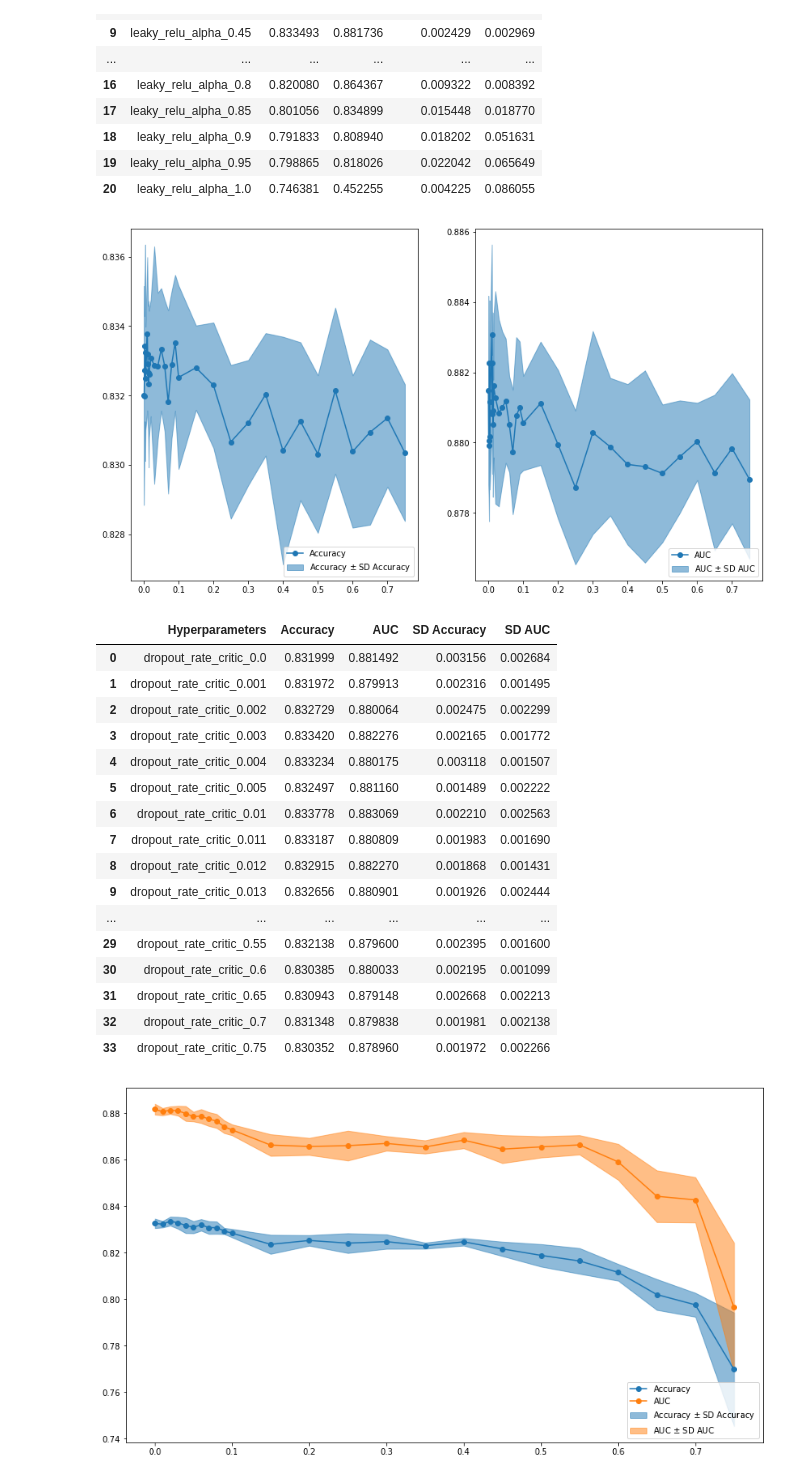
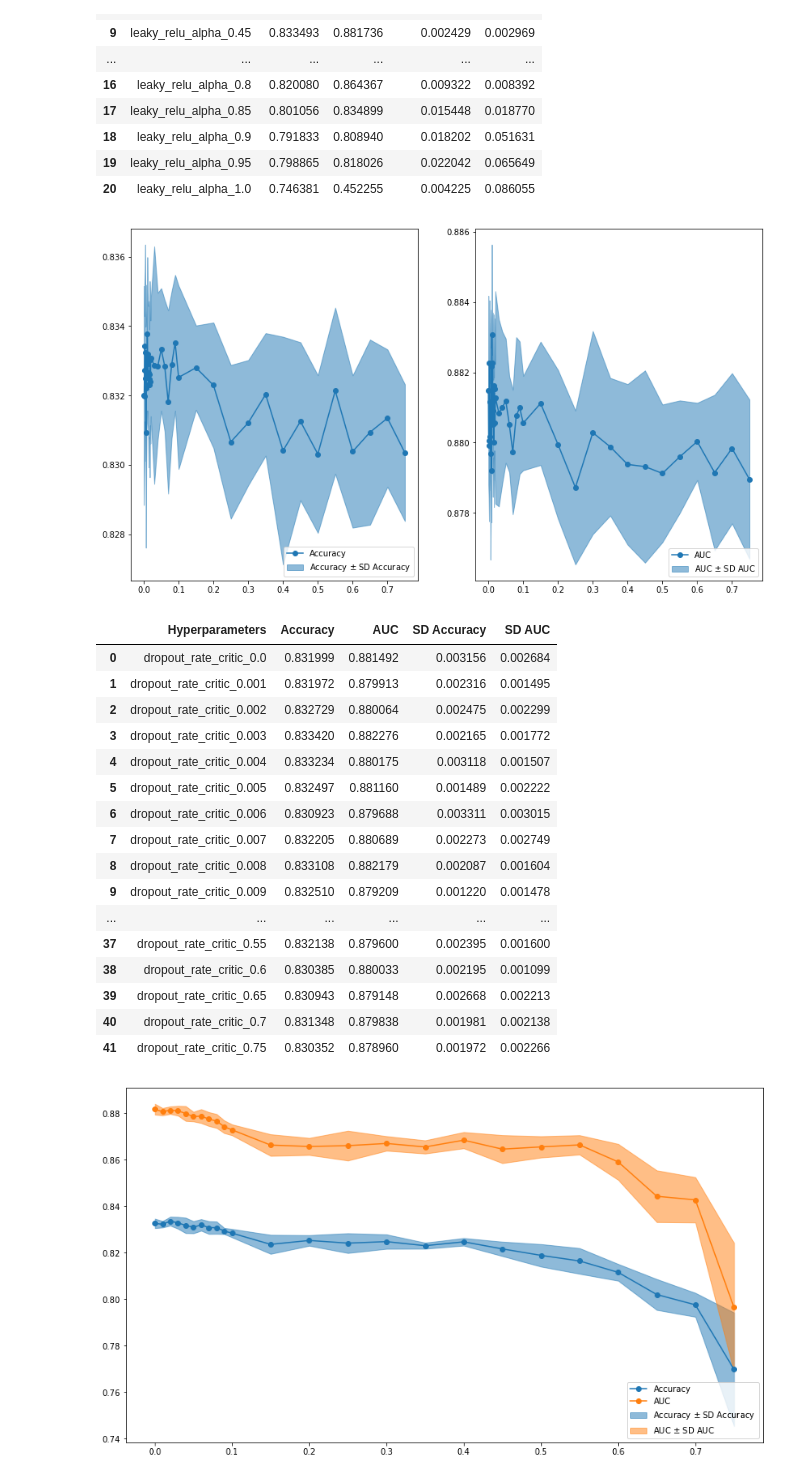
Before and after one commit to ArneRustad/Master-thesis-cf, a Jupyter notebook: scripts/tabGAN_hyperparam_tuning.ipynb, the cells around one changed output. Drawn from its saved outputs; the diff is of its cells as text; code cells hidden in the pictures.

```diff
--- a/scripts/tabGAN_hyperparam_tuning.ipynb
+++ b/scripts/tabGAN_hyperparam_tuning.ipynb
@@ -1379,22 +1379,23 @@ helpers.hp_tuning.generate_multiple_datasets_for_multiple_hyperparameters(
 # %%
 result_dropout_rate_critic = helpers.hp_tuning.evaluate_hyperparams_through_prediction(
     data_train=data_train,
     data_test=data_test,
     dataset_dir=const.dir.hyperparams_tuning(),
     hyperparams_vec=dropout_rate_critic_vec,
     hyperparams_name = "dropout_rate_critic",
     subfolder="tabGAN-qtr",
     n_synthetic_datasets = n_synthetic_datasets_dropout_rate_critic_comparison,
     save_dir = const.dir.images(),
     save_path = "predictive_performance_against_dropout_rate_critic.svg",
     legend_pos="lower right",
     x_scale="linear",
     incl_comparison_folder=True,
     allow_not_complete_hp_vec=True,
-    plot_separate=True
+    plot_separate=True,
+    report_na=True
 )
 # %% [output]
-[figure, old version]
+[figure, new version]
 # %%
 result_dropout_rate_critic
 # %% [output]
@@ -1405,16 +1406,16 @@ result_dropout_rate_critic
 | 3 | dropout_rate_critic_0.003 | 0.833420 | 0.882276 | 0.002165 | 0.001772 |
 | 4 | dropout_rate_critic_0.004 | 0.833234 | 0.880175 | 0.003118 | 0.001507 |
 | 5 | dropout_rate_critic_0.005 | 0.832497 | 0.881160 | 0.001489 | 0.002222 |
-| 6 | dropout_rate_critic_0.01 | 0.833778 | 0.883069 | 0.002210 | 0.002563 |
-| 7 | dropout_rate_critic_0.011 | 0.833187 | 0.880809 | 0.001983 | 0.001690 |
-| 8 | dropout_rate_critic_0.012 | 0.832915 | 0.882270 | 0.001868 | 0.001431 |
-| 9 | dropout_rate_critic_0.013 | 0.832656 | 0.880901 | 0.001926 | 0.002444 |
+| 6 | dropout_rate_critic_0.006 | 0.830923 | 0.879688 | 0.003311 | 0.003015 |
+| 7 | dropout_rate_critic_0.007 | 0.832205 | 0.880689 | 0.002273 | 0.002749 |
+| 8 | dropout_rate_critic_0.008 | 0.833108 | 0.882179 | 0.002087 | 0.001604 |
+| 9 | dropout_rate_critic_0.009 | 0.832510 | 0.879209 | 0.001220 | 0.001478 |
 | ... | ... | ... | ... | ... | ... |
-| 29 | dropout_rate_critic_0.55 | 0.832138 | 0.879600 | 0.002395 | 0.001600 |
-| 30 | dropout_rate_critic_0.6 | 0.830385 | 0.880033 | 0.002195 | 0.001099 |
-| 31 | dropout_rate_critic_0.65 | 0.830943 | 0.879148 | 0.002668 | 0.002213 |
-| 32 | dropout_rate_critic_0.7 | 0.831348 | 0.879838 | 0.001981 | 0.002138 |
-| 33 | dropout_rate_critic_0.75 | 0.830352 | 0.878960 | 0.001972 | 0.002266 |
+| 37 | dropout_rate_critic_0.55 | 0.832138 | 0.879600 | 0.002395 | 0.001600 |
+| 38 | dropout_rate_critic_0.6 | 0.830385 | 0.880033 | 0.002195 | 0.001099 |
+| 39 | dropout_rate_critic_0.65 | 0.830943 | 0.879148 | 0.002668 | 0.002213 |
+| 40 | dropout_rate_critic_0.7 | 0.831348 | 0.879838 | 0.001981 | 0.002138 |
+| 41 | dropout_rate_critic_0.75 | 0.830352 | 0.878960 | 0.001972 | 0.002266 |
 # %%
 dropout_rate_generator_vec = np.round(np.arange(0.1, 0.76, 0.05), 2).tolist() +\
                              np.round(np.arange(0, 0.1, 0.01), 2).tolist()
```
Also changed, not shown: parts of 12 cells of this notebook, 22 other files.
